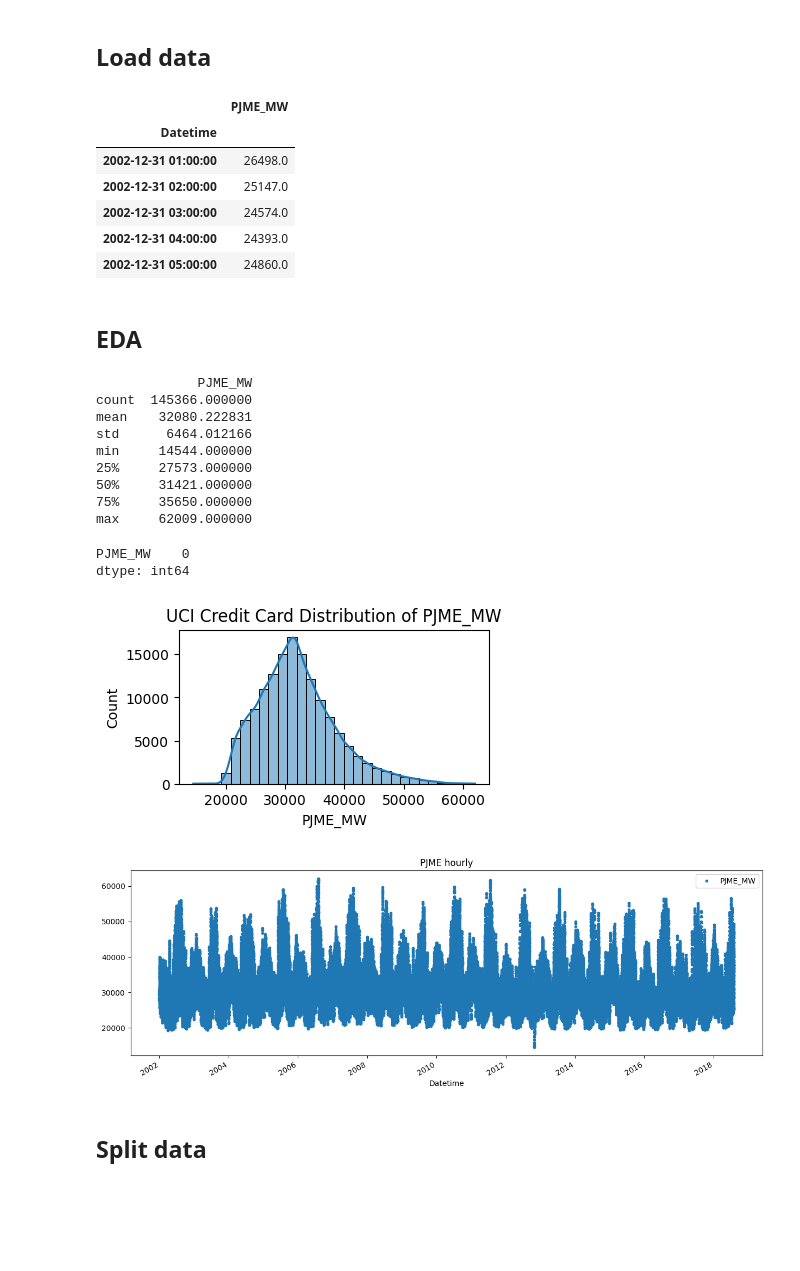
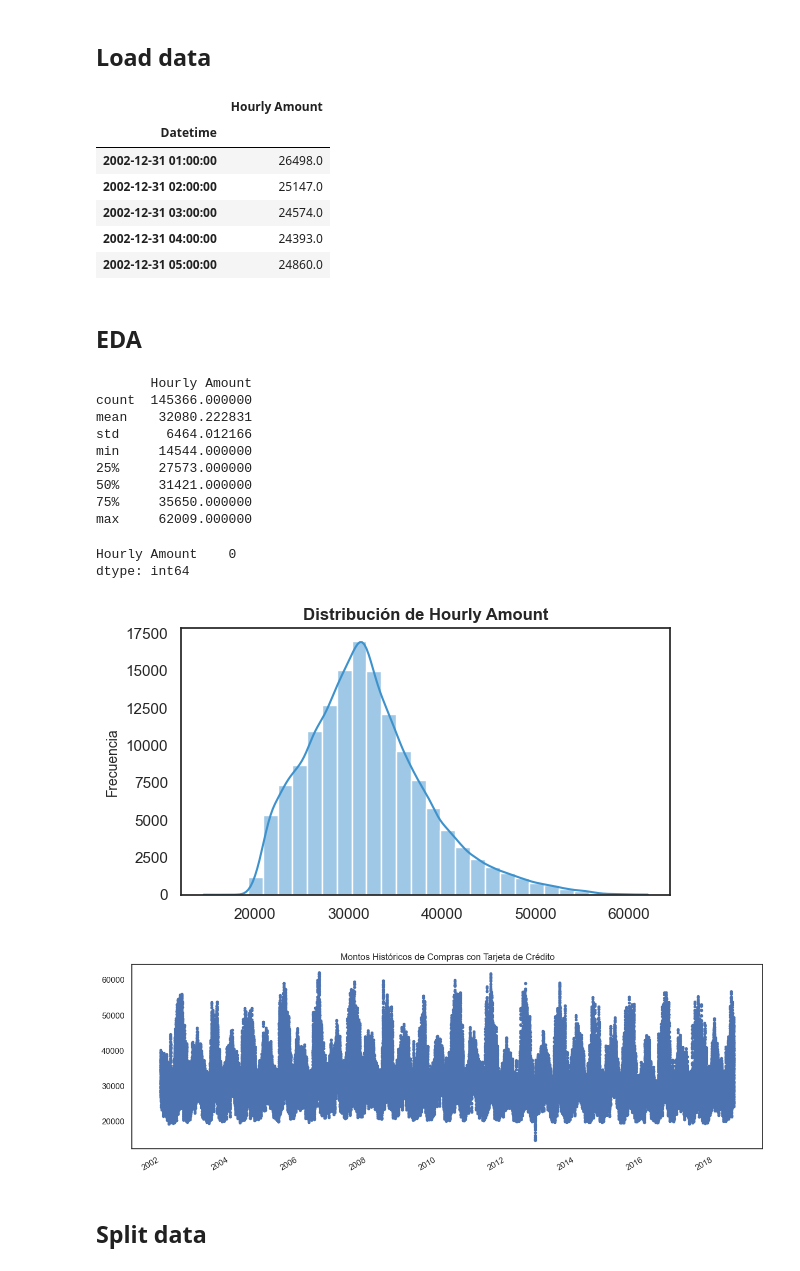
Before and after one commit to Generickle/credit-card-forecasting, a Jupyter notebook: CreditCardPurchaseHistoryForecasting.ipynb, the cells around one changed output. Saved outputs shown, nothing was run; the diff lists cells and outputs as text; code cells hidden in the pictures; blank space fills up the shorter version.

Commit message:
Finish credit card forecasting notebook

```diff
--- a/CreditCardPurchaseHistoryForecasting.ipynb
+++ b/CreditCardPurchaseHistoryForecasting.ipynb
@@ -35,11 +38,13 @@ for dirname, _, filenames in os.walk('/Users/macbookpro/Developer/GitHub/Generic
 import pandas as pd
 # %%
 # Load dataset
-pjme_hourly_data = pd.read_csv('PJME_hourly.csv', index_col=[0], parse_dates=[0])
+cc_hourly_data = pd.read_csv('CreditCardHourly.csv', index_col = [0], parse_dates = [0])
 
-pjme_hourly_data.head()
+cc_hourly_data.rename(columns = {'PJME_MW': 'Hourly Amount'}, inplace = True)
+
+cc_hourly_data.head()
 # %% [output]
-|  | PJME_MW |
+|  | Hourly Amount |
 | Datetime |  |
 | 2002-12-31 01:00:00 | 26498.0 |
 | 2002-12-31 02:00:00 | 25147.0 |
@@ -59,9 +55,9 @@ pjme_hourly_data.head()
 ## EDA
 # %%
 # Stats summary
-print(pjme_hourly_data.describe())
+print(cc_hourly_data.describe())
 # %% [output]
-             PJME_MW
+       Hourly Amount
 count  145366.000000
 mean    32080.222831
 std      6464.012166
@@ -72,21 +68,30 @@ min     14544.000000
 max     62009.000000
 # %%
 # Verify null data
-pjme_hourly_data.isnull().sum()
+cc_hourly_data.isnull().sum()
 # %% [output]
-PJME_MW    0
+Hourly Amount    0
 dtype: int64
 # %%
 import matplotlib.pyplot as plt
 import seaborn as sns
 # %%
-# Histograms for numeric variables
-pjme_hourly_data_columns = pjme_hourly_data.select_dtypes(include = ['float64', 'int64']).columns
+# Use a consistent style
+sns.set_theme(style="white")
 
-for col in pjme_hourly_data_columns:
-    plt.figure(figsize = (4, 2))
-    sns.histplot(pjme_hourly_data[col], kde = True, bins = 30)
-    plt.title(f"UCI Credit Card Distribution of {col}")
+cc_hourly_data_columns = cc_hourly_data.select_dtypes(include=['float64', 'int64']).columns
+
+for col in cc_hourly_data_columns:
+    plt.figure(figsize=(6, 3.5))  # Slightly larger for readability
+    sns.histplot(cc_hourly_data[col], kde=True, bins=30, color="#3E92CC", edgecolor="white")
+
+    # Add nicer formatting
+    plt.title(f"Distribución de {col}", fontsize=12, weight='bold')
+    plt.gca().set_xlabel(None)
+    plt.ylabel("Frecuencia", fontsize=10)
+
+    # Optional: tighter layout
+    plt.tight_layout()
     plt.show()
 # %% [output]
-[figure, old version]
+[figure, new version]
@@ -95,4 +97,0 @@ pjme_hourly_data = pjme_hourly_data['PJME_MW']
-# %%
-_ = pjme_hourly_data.plot(style = '.', figsize = (15,5), title = 'PJME hourly')
-# %% [output]
-[figure, removed]
@@ -99,3 +100,14 @@ _ = pjme_hourly_data.plot(style = '.', figsize = (15,5), title = 'PJME hourly')
+# %%
+_ = cc_hourly_data.plot(
+    style = '.',
+    figsize = (15,5),
+    title = 'Montos Históricos de Compras con Tarjeta de Crédito'
+)
+
+plt.gca().set_xlabel(None)
+plt.show()
+# %% [output]
+[figure, added]
 # %% [markdown]
 ## Split data
 # %%
```
Also changed, not shown: parts of 61 cells of this notebook, 5 other files.
